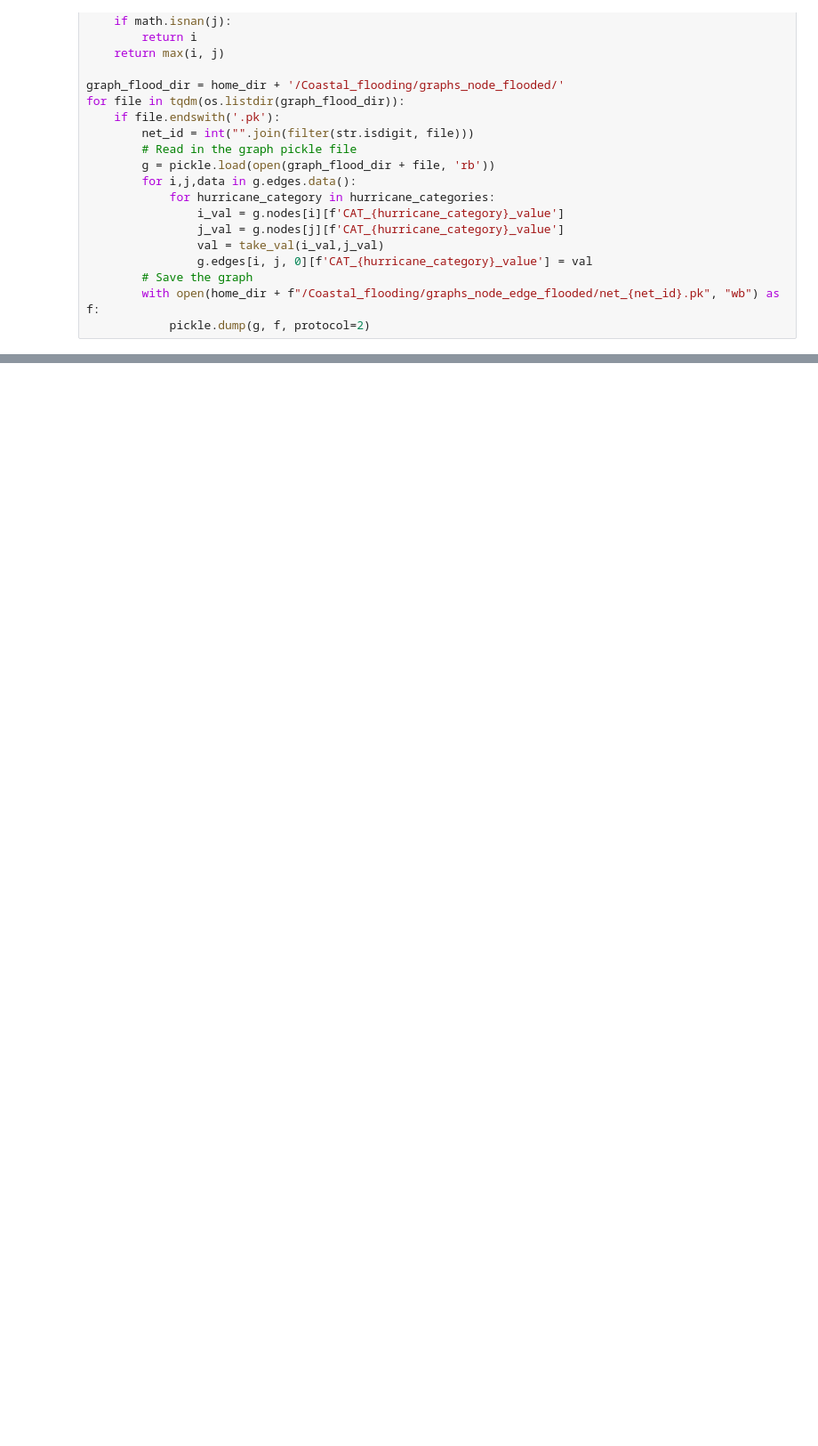
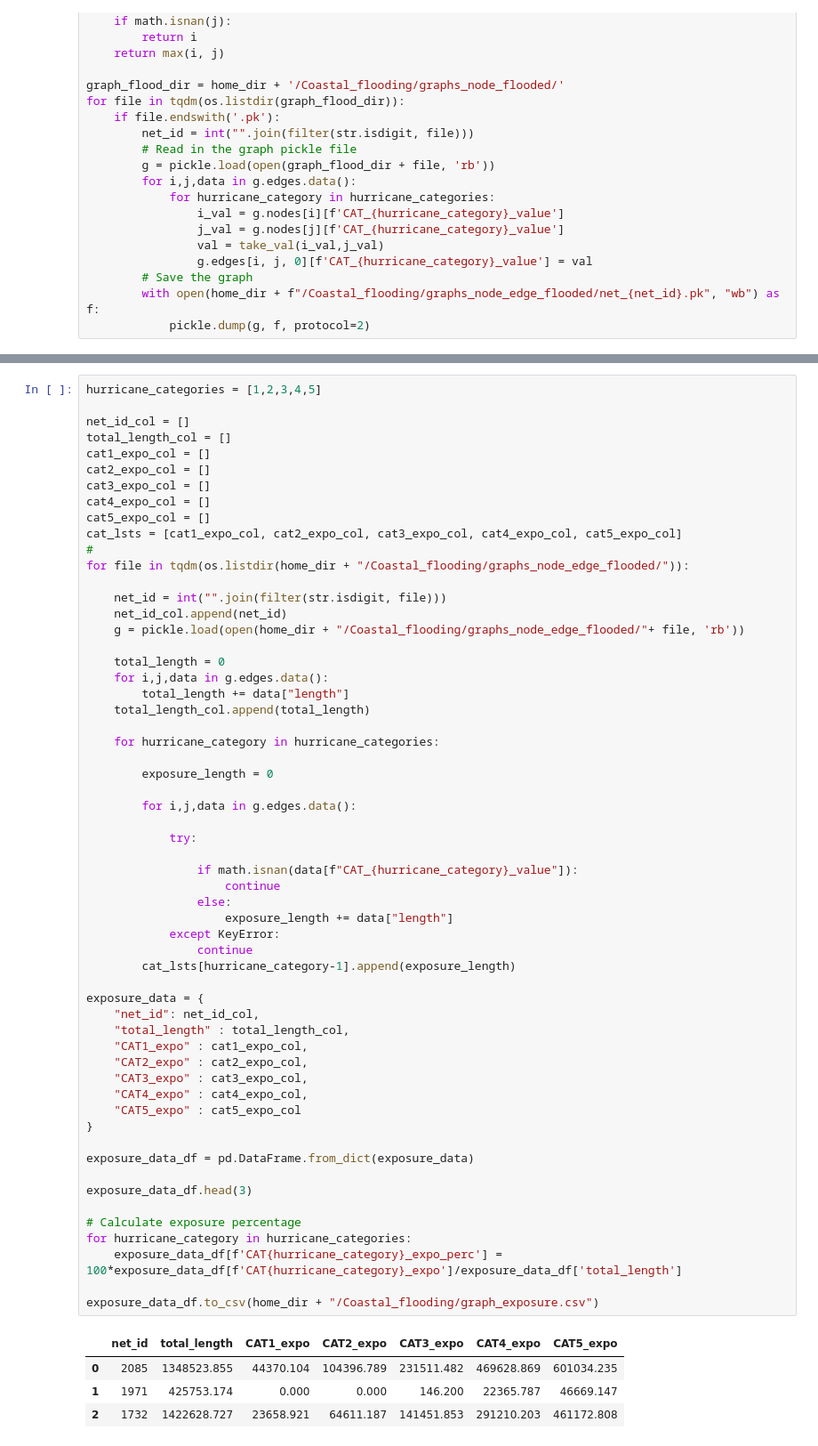
Before and after one commit to jesuslovesyiyi/Global-road-network-resilience, a Jupyter notebook: analysis/06_Coastal_Flooding.ipynb, the cells around one changed output, grey strips where cells are left out. Shown at 89% size. Saved outputs shown, nothing was run; the diff lists cells and outputs as text; blank space fills up the shorter version.

```diff
--- a/analysis/06_Coastal_Flooding.ipynb
+++ b/analysis/06_Coastal_Flooding.ipynb
@@ -149,0 +149,63 @@ for file in tqdm(os.listdir(graph_flood_dir)):
+# %%
+hurricane_categories = [1,2,3,4,5]
+
+net_id_col = []
+total_length_col = []
+cat1_expo_col = []
+cat2_expo_col = []
+cat3_expo_col = []
+cat4_expo_col = []
+cat5_expo_col = []
+cat_lsts = [cat1_expo_col, cat2_expo_col, cat3_expo_col, cat4_expo_col, cat5_expo_col]
+#
+for file in tqdm(os.listdir(home_dir + "/Coastal_flooding/graphs_node_edge_flooded/")):
+
+    net_id = int("".join(filter(str.isdigit, file)))
+    net_id_col.append(net_id)
+    g = pickle.load(open(home_dir + "/Coastal_flooding/graphs_node_edge_flooded/"+ file, 'rb'))
+
+    total_length = 0
+    for i,j,data in g.edges.data():
+        total_length += data["length"]
+    total_length_col.append(total_length)
+
+    for hurricane_category in hurricane_categories:
+
+        exposure_length = 0
+
+        for i,j,data in g.edges.data():
+
+            try:
+
+                if math.isnan(data[f"CAT_{hurricane_category}_value"]):
+                    continue
+                else:
+                    exposure_length += data["length"]
+            except KeyError:
+                continue
+        cat_lsts[hurricane_category-1].append(exposure_length)
+
+exposure_data = {
+    "net_id": net_id_col,
+    "total_length" : total_length_col,
+    "CAT1_expo" : cat1_expo_col,
+    "CAT2_expo" : cat2_expo_col,
+    "CAT3_expo" : cat3_expo_col,
+    "CAT4_expo" : cat4_expo_col,
+    "CAT5_expo" : cat5_expo_col
+}
+
+exposure_data_df = pd.DataFrame.from_dict(exposure_data)
+
+exposure_data_df.head(3)
+
+# Calculate exposure percentage
+for hurricane_category in hurricane_categories:
+    exposure_data_df[f'CAT{hurricane_category}_expo_perc'] = 100*exposure_data_df[f'CAT{hurricane_category}_expo']/exposure_data_df['total_length']
+
+exposure_data_df.to_csv(home_dir + "/Coastal_flooding/graph_exposure.csv")
+# %% [output]
+|  | net_id | total_length | CAT1_expo | CAT2_expo | CAT3_expo | CAT4_expo | CAT5_expo |
+| 0 | 2085 | 1348523.855 | 44370.104 | 104396.789 | 231511.482 | 469628.869 | 601034.235 |
+| 1 | 1971 | 425753.174 | 0.000 | 0.000 | 146.200 | 22365.787 | 46669.147 |
+| 2 | 1732 | 1422628.727 | 23658.921 | 64611.187 | 141451.853 | 291210.203 | 461172.808 |
```
Also changed, not shown: parts of 2 cells of this notebook, 1 other file.
